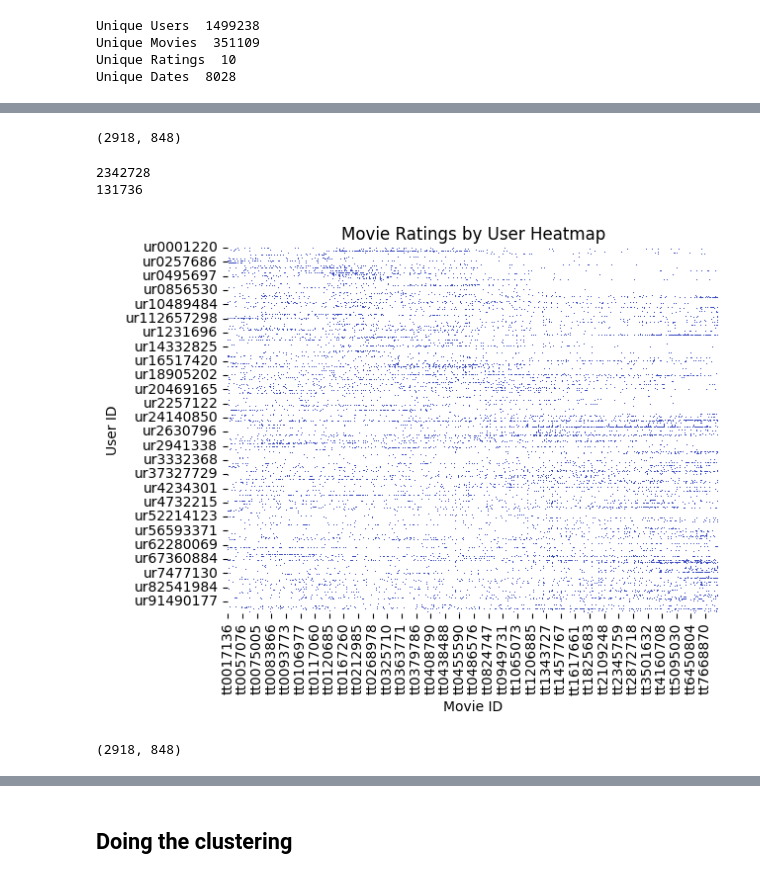
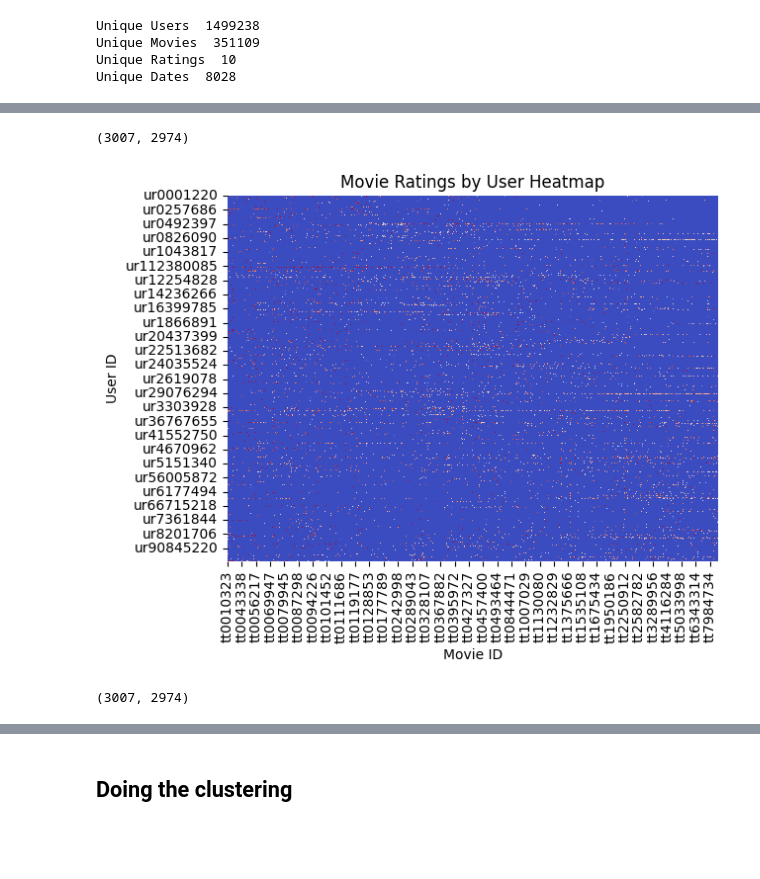
Before and after one commit to Panoskontos/Movie_reccomendation, a Jupyter notebook: main.ipynb, the cells around one changed output, grey strips where cells are left out. Cells and saved outputs as stored; diff of their text form; code cells hidden in the pictures; blank space fills up the shorter version.

```diff
--- a/main.ipynb
+++ b/main.ipynb
@@ -60,7 +60,7 @@ Unique Dates  8028
 # %%
 # Get users that have more than 100 ratings and 500 ratings
 Rmin = 100
-Rmax = 1000
+Rmax = 1500
 
 # Count the frequency of each user in the dataset
 user_counts = df['User_ID'].value_counts()
@@ -158,0 +181,6 @@ print(df_grouped)
+# %%
+df_grouped=df_selected_users
+
+# drop duplicates
+df_grouped = df_grouped.drop_duplicates(subset=['User_ID', 'Movie_ID'])
+df_grouped
@@ -178,45 +220,42 @@ R
 # %%
-# drop movies that are rated by 100 users at least
-
+# drop movies that are rated by 50 users at least
 counts = R.count()
 # set a threshold value
-threshold = 100
+threshold = 50
 # filter the columns based on the threshold value
 filtered_df = R.loc[:, counts >= threshold]
 # print the filtered DataFrame
 print(filtered_df.shape)
 # %% [output]
-(2918, 848)
+(3007, 2974)
 # %%
 R = filtered_df
 # %%
 # How many nan values i have
-num_nan = np.count_nonzero(np.isnan(R))
-print(num_nan)
+# num_nan = np.count_nonzero(np.isnan(R))
+# print(num_nan)
 
-# How many non nan values i have
-num_non_nan = np.count_nonzero(~np.isnan(R))
-print(num_non_nan)
+# # How many non nan values i have
+# num_non_nan = np.count_nonzero(~np.isnan(R))
+# print(num_non_nan)
-# %% [output]
-2342728
-131736
 # %%
 # drop columns where all values are NaN
 R = R.dropna(axis=1, how='all')
 # %%
 # We are ploting a heatmap but we can't see a lot!
-sns.heatmap(R, cmap='coolwarm', cbar=False)
+R_numeric = R.apply(pd.to_numeric)
+sns.heatmap(R_numeric, cmap='coolwarm', cbar=False)
 # set plot title and axis labels
 plt.title('Movie Ratings by User Heatmap')
 plt.ylabel('User ID')
 plt.xlabel('Movie ID')
 plt.show()
 # %% [output]
-[figure, old version]
+[figure, new version]
 # %%
 R.shape
 # %% [output]
-(2918, 848)
+(3007, 2974)
 # %%
 # replace missing values with 0
 R.fillna(0, inplace=True)
```
Also changed, not shown: parts of 22 cells of this notebook.
